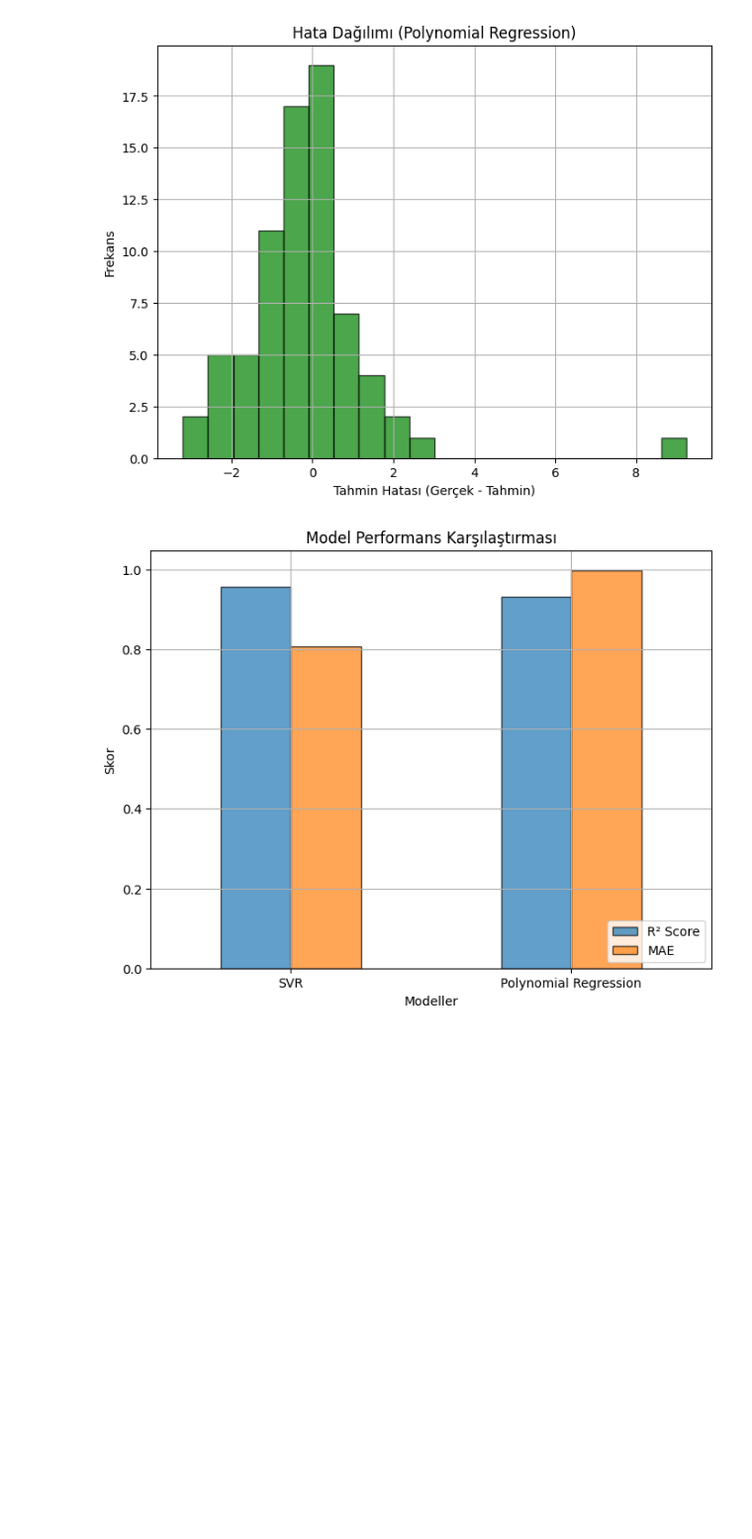
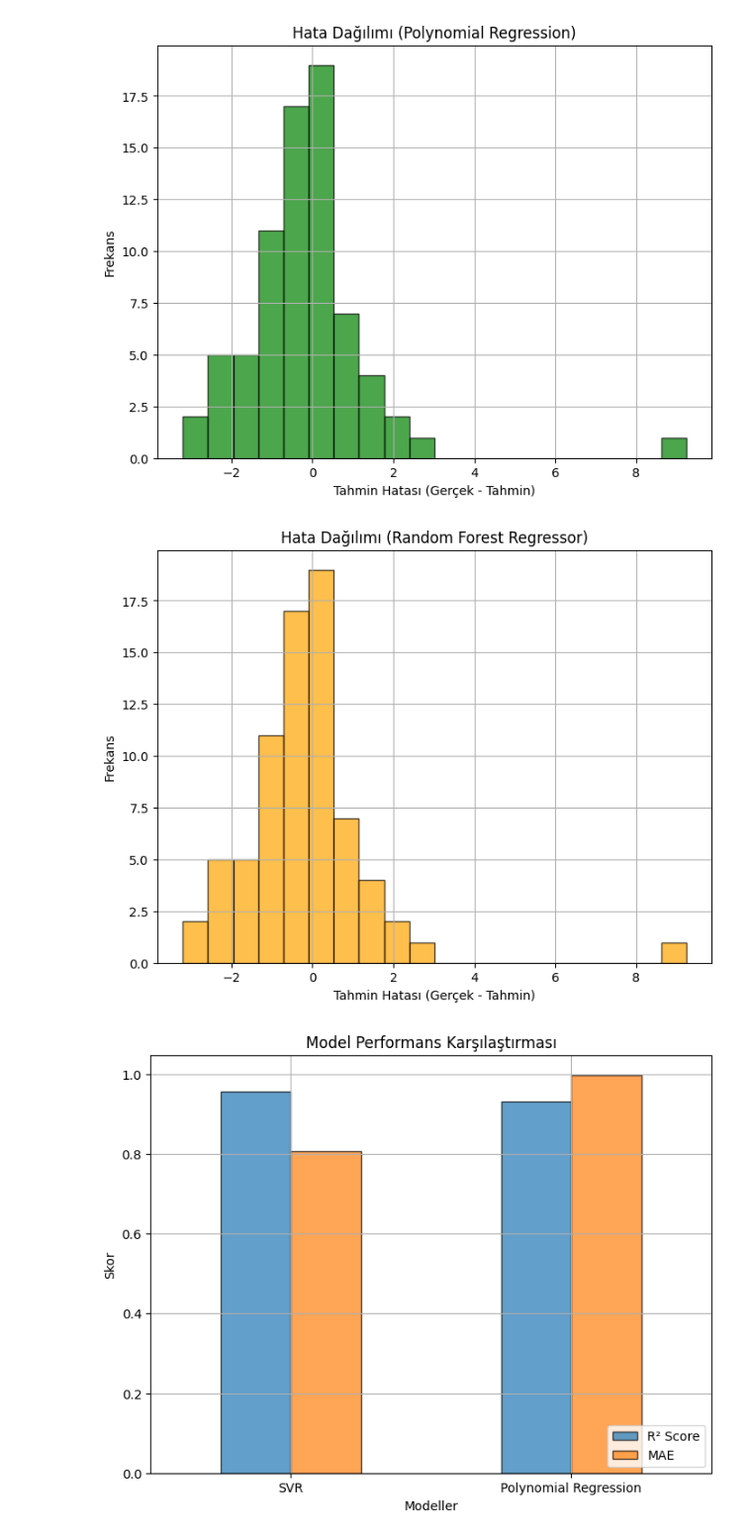
Before and after one commit to cebel-irem/Algerian_Forest_Fires, a Jupyter notebook: 20217170032_İremNur_CEBEL.ipynb, the cells around one changed output. Shown at 99% size. Saved outputs shown, nothing was run; the diff lists cells and outputs as text; code cells hidden in the pictures; blank space fills up the shorter version.

```diff
--- a/20217170032_İremNur_CEBEL.ipynb
+++ b/20217170032_İremNur_CEBEL.ipynb
@@ -494,4 +552,17 @@ plt.grid(True)
 plt.show()
 # %% [output]
 [figure]
+# %%
+#RFR hata dağılım grafiği
+errors_rfr = y_test.values - y_pred_rfr.ravel()  # Gerçek değerler - Tahmin edilen değerler
+
+plt.figure(figsize=(8, 6))
+plt.hist(errors_rfr, bins=20, color='orange', edgecolor='k', alpha=0.7)
+plt.title("Hata Dağılımı (Random Forest Regressor)")
+plt.xlabel("Tahmin Hatası (Gerçek - Tahmin)")
+plt.ylabel("Frekans")
+plt.grid(True)
+plt.show()
+# %% [output]
+[figure, added]
 # %%
```
Also changed, not shown: parts of 12 cells of this notebook.
